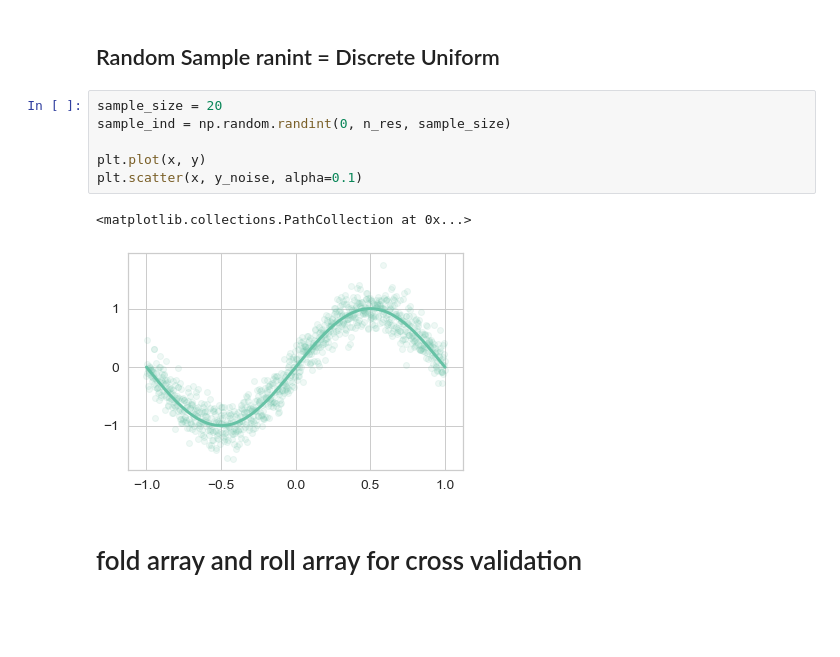
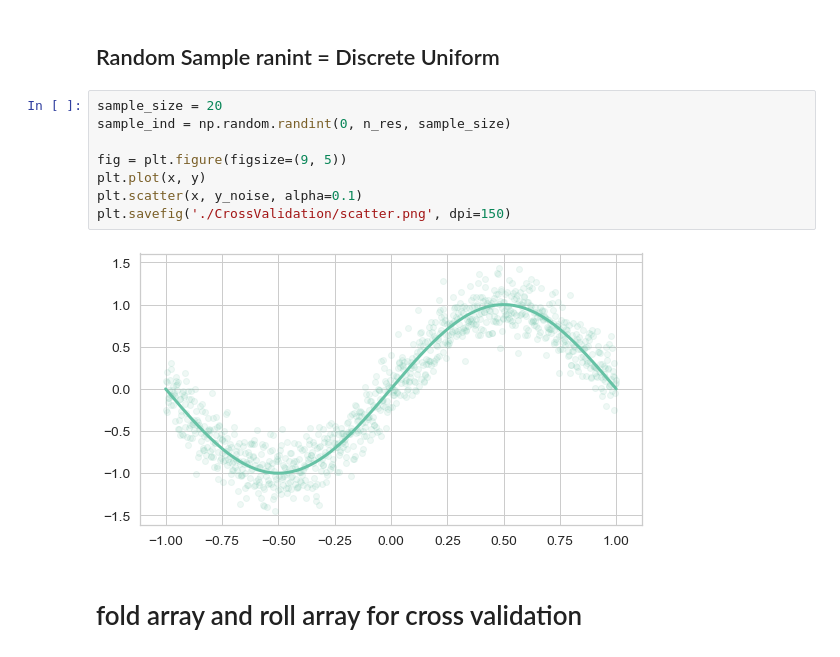
Before and after one commit to chuan-khuna/Datamining, a Jupyter notebook: CrossValidation/cross_validation.ipynb, the cells around one changed output. Cells and saved outputs as stored; diff of their text form; blank space fills up the shorter version.

```diff
--- a/CrossValidation/cross_validation.ipynb
+++ b/CrossValidation/cross_validation.ipynb
@@ -28,12 +29,13 @@ y_noise = y + noise
 # %%
 sample_size = 20
 sample_ind = np.random.randint(0, n_res, sample_size)
 
+fig = plt.figure(figsize=(9, 5))
 plt.plot(x, y)
 plt.scatter(x, y_noise, alpha=0.1)
+plt.savefig('./CrossValidation/scatter.png', dpi=150)
 # %% [output]
-<matplotlib.collections.PathCollection at 0x...>
-[figure, old version]
+[figure, new version]
 # %% [markdown]
 # fold array and roll array for cross validation
 # %%
```
Also changed, not shown: parts of 10 cells of this notebook, 4 other files.
